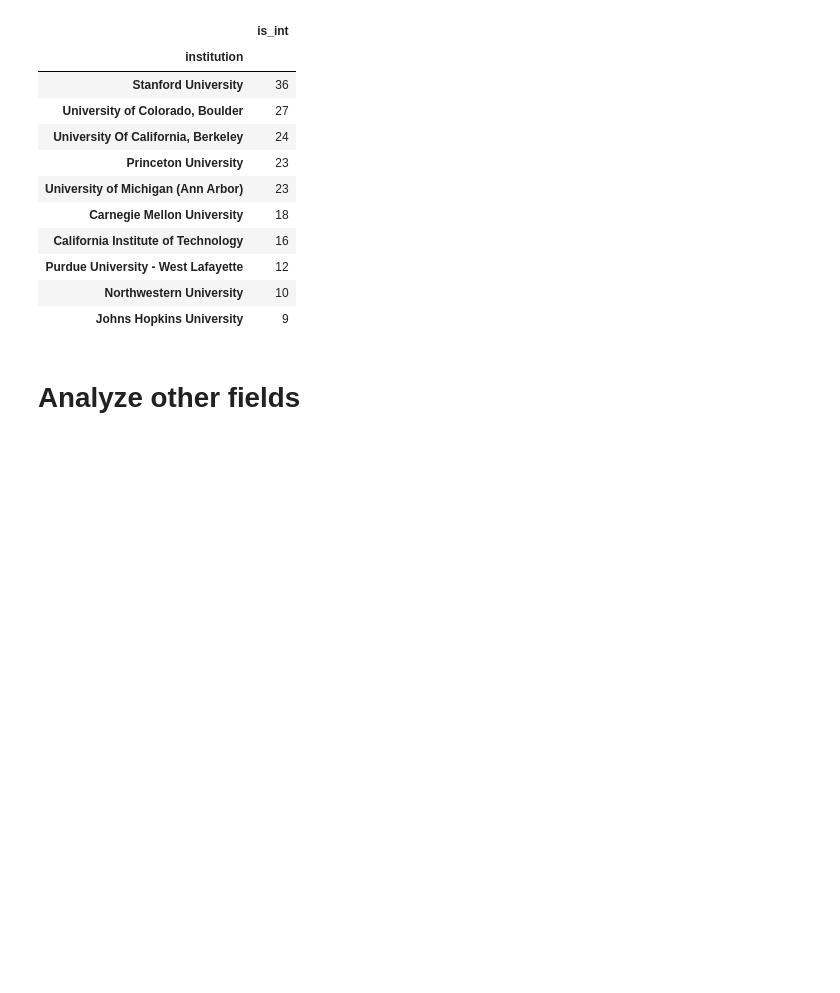
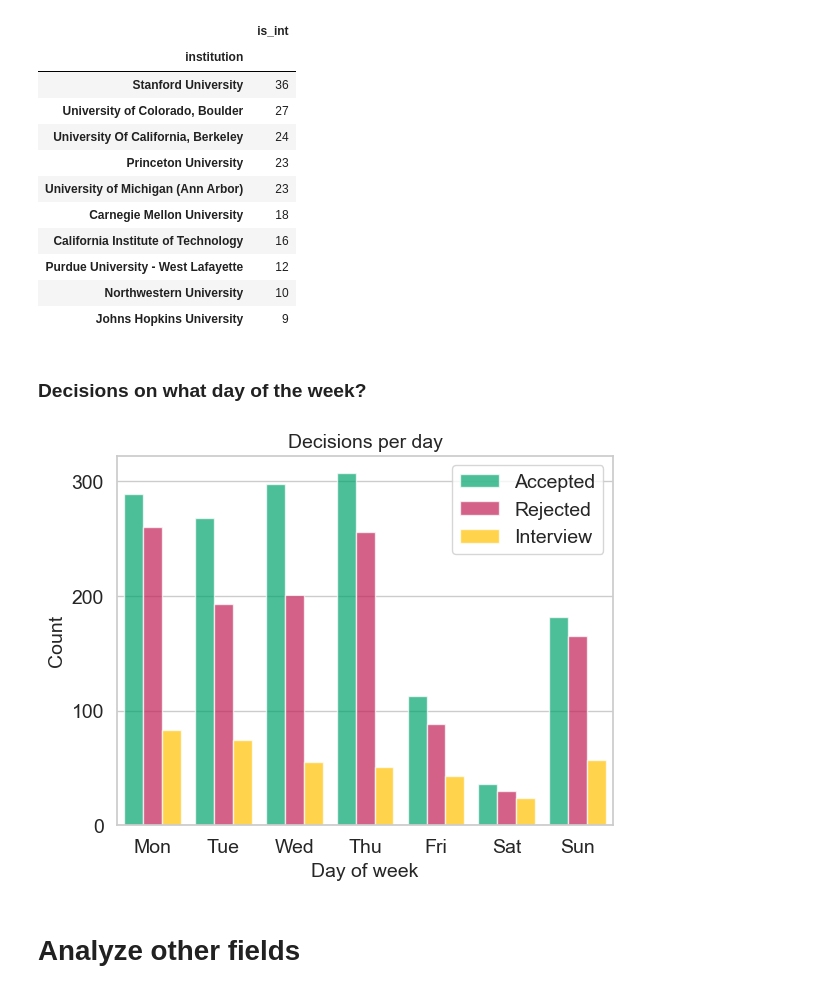
Before and after one commit to beverleyy/gradcafe_analysis, a Jupyter notebook: app/GradAnalysis.ipynb, the cells around one changed output. Cells and saved outputs as stored; diff of their text form; code cells hidden in the pictures; blank space fills up the shorter version.

Commit message:
Add day of week analysis

```diff
--- a/app/GradAnalysis.ipynb
+++ b/app/GradAnalysis.ipynb
@@ -261,6 +261,39 @@ df_1720.groupby(by='institution').agg({'is_int': sum}).sort_values(by='is_int',
 | Purdue University - West Lafayette | 12 |
 | Northwestern University | 10 |
 | Johns Hopkins University | 9 |
+# %% [markdown]
+### Decisions on what day of the week?
+# %%
+flatui = ["#00A36C80", "#C21E5680", "#FFC30080"]
+sns.set_palette(flatui)
+
+hue_order = ['Accepted', 'Rejected', 'Interview']
+day_order = ["Mon","Tue","Wed","Thu","Fri","Sat","Sun"]
+
+df_1720['day'] = pd.to_datetime(df['decdate_ts'], unit='s').dt.day_name().str[0:3]
+df_filt = create_filter(df_1720, 'PhD', hue_order)
+
+g = sns.countplot(data=df_1720[df_filt],
+                  x='day',
+                  hue='decisionfin',
+                  hue_order=hue_order,
+                  order=day_order,
+                  saturation=1,
+                  alpha=0.7
+                 )
+
+g.set_xlabel("Day of week")
+g.set_ylabel("Count")
+g.set_title("Decisions per day")
+
+for item in ([g.title, g.xaxis.label, g.yaxis.label] +
+             g.get_xticklabels() + g.get_yticklabels()):
+    item.set_fontsize(14)
+g.legend(fontsize=14);
+
+g.get_figure().savefig("output/days.png")
+# %% [output]
+[figure, added]
 # %% [markdown]
 # Analyze other fields
 # %%
```
Also changed, not shown: parts of 1 cell of this notebook.
